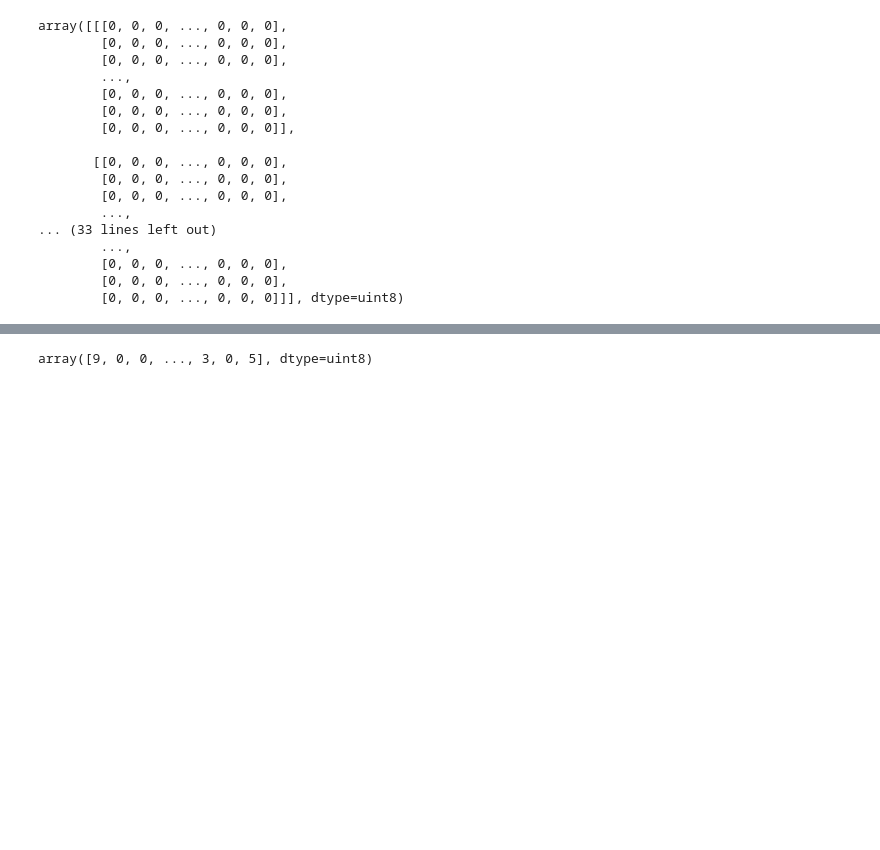
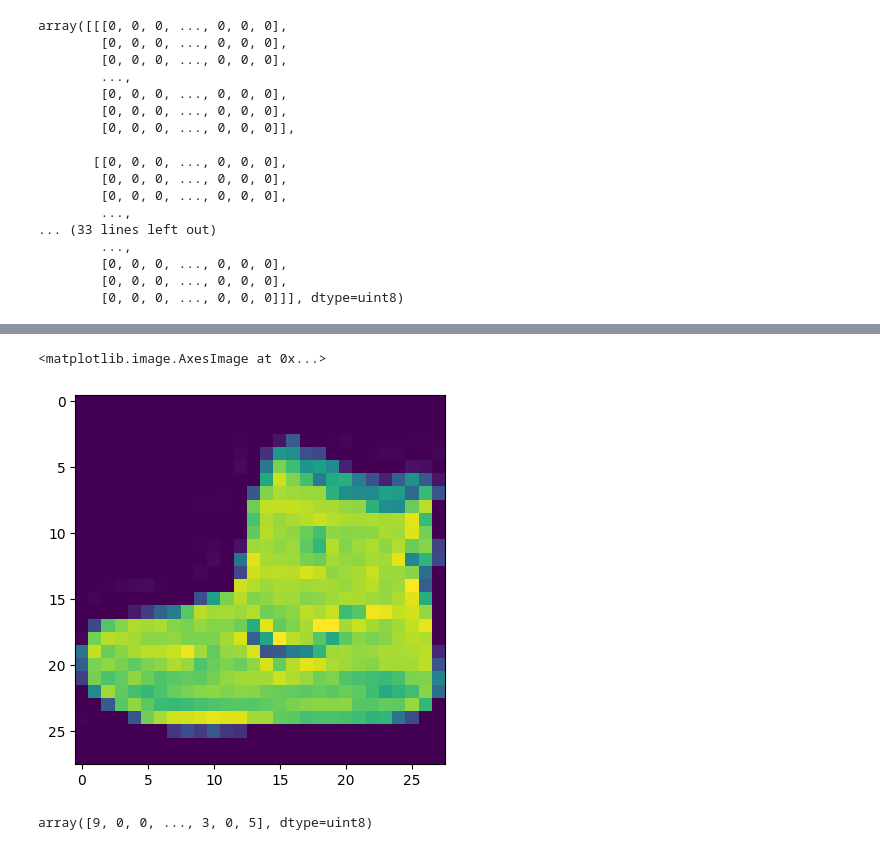
Before and after one commit to arjunravi26/deep_learning, a Jupyter notebook: CNN/image.ipynb, the cells around one changed output, grey strips where cells are left out. Saved outputs shown, nothing was run; the diff lists cells and outputs as text; code cells hidden in the pictures; blank space fills up the shorter version.

```diff
--- a/CNN/image.ipynb
+++ b/CNN/image.ipynb
@@ -27,3 +52,8 @@ array([[[0, 0, 0, ..., 0, 0, 0],
+# %%
+plt.imshow(train_data[0])
+# %% [output]
+<matplotlib.image.AxesImage at 0x...>
+[figure, added]
 # %%
 train_label
 # %% [output]
```
Also changed, not shown: parts of 18 cells of this notebook.
